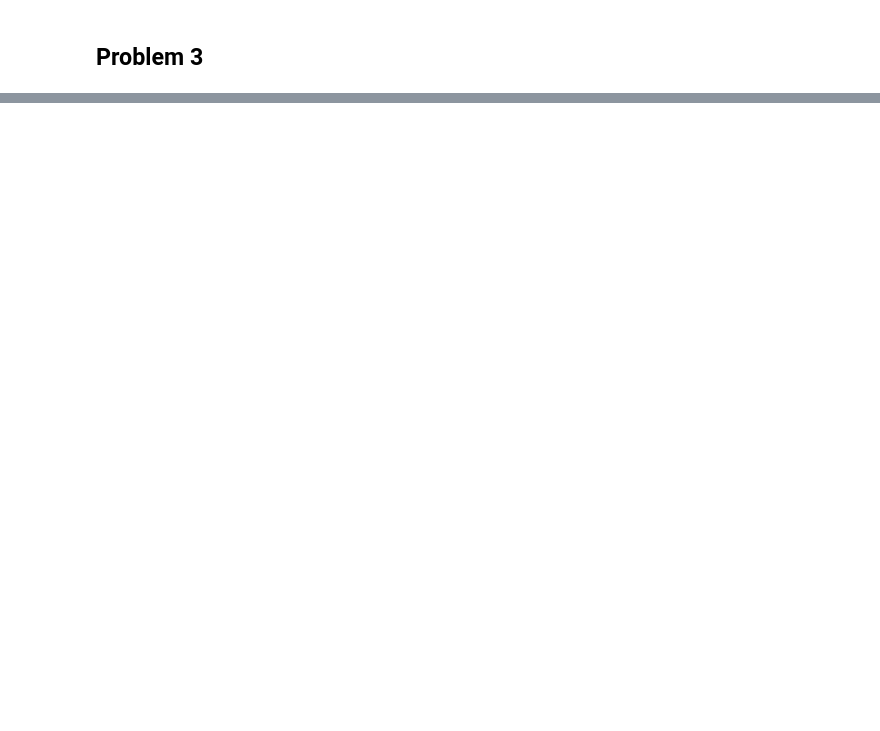
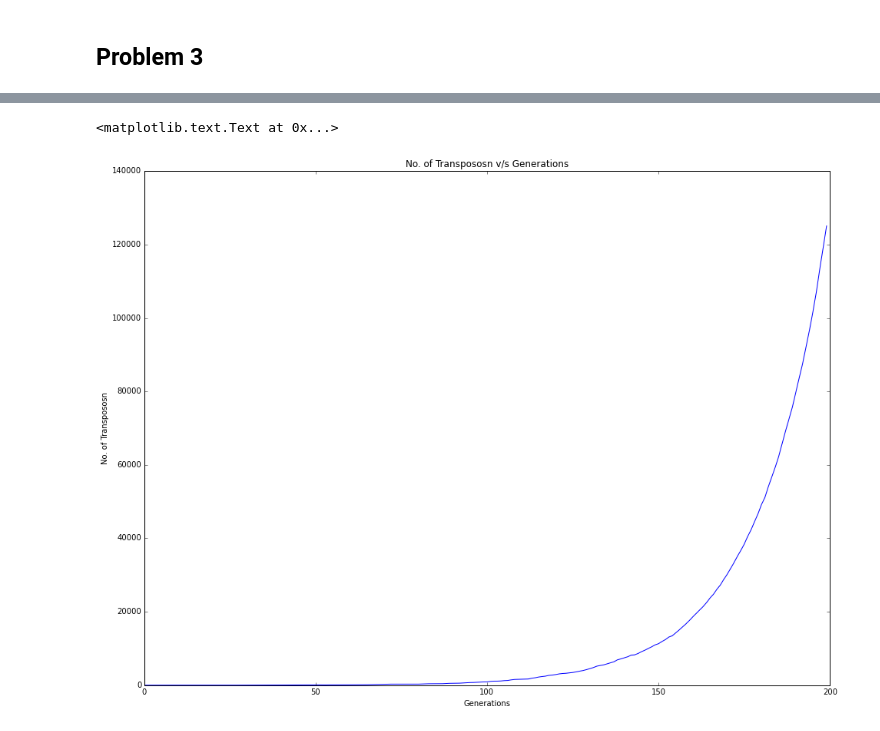
Before and after one commit to saketkc/hatex, a Jupyter notebook: 2015_Fall/MATH-578B/Homework5/Homework5.ipynb, the cells around one changed output, grey strips where cells are left out. Cells and saved outputs as stored; diff of their text form; code cells hidden in the pictures; blank space fills up the shorter version.

```diff
--- a/2015_Fall/MATH-578B/Homework5/Homework5.ipynb
+++ b/2015_Fall/MATH-578B/Homework5/Homework5.ipynb
@@ -191,0 +286,63 @@ for i in range(N):
+# %%
+def run():
+    N = 1000
+    N_iterations = 200
+    chrom_length = 3*(10**9)
+    transposon_length = 3*1000
+    mu = 0.05
+    t_positions = []
+
+    n_initial = 3#np.random.random_integers(N-1)
+    x_initial = 3#np.random.random_integers(chrom_length-1)
+
+    offspring_positions = []
+    all_positions = [[] for t in range(N)]
+    all_positions[n_initial].append(x_initial)
+    all_t_count =[]
+
+    for nn in range(N_iterations):
+        for i in range(N):
+            indicator = np.random.binomial(1,mu,len(all_positions[i]))
+            temp_indices = []
+            for ind, ind_value in enumerate(indicator):
+                if ind_value == 1:
+                    temp_indices.append(ind)
+
+            for j in temp_indices:
+                x_temp = np.random.random_integers(chrom_length-1)
+                all_positions[i][j] = x_temp
+                all_positions[i].append(np.random.random_integers(chrom_length-1))
+        offspring_positions = [[] for t in range(N)]
+        for j in range(N):
+            y,z = np.random.random_integers(0,N-1,2)
+            y_parent = np.random.binomial(1,0.5,len(all_positions[y]))
+            z_parent = np.random.binomial(1,0.5,len(all_positions[z]))
+            temp_y = []
+            temp_z = []
+            for index,value in enumerate(y_parent):
+                if value>=1:
+                      temp_y.append(all_positions[y][index])
+            for index,value in enumerate(z_parent):
+                if value>=1:
+                      temp_z.append(all_positions[z][index])
+            for t_y in temp_y:
+                offspring_positions[j].append(t_y)
+            for t_z in temp_z:
+                offspring_positions[j].append(t_z)
+        all_positions = offspring_positions
+        count_t = 0
+        count_x = []
+        for p in range(N):
+            count_t += len(all_positions[p])
+            count_x.append(all_positions[p])
+        survived_t = np.unique(count_x, return_counts=True)[1]
+        all_t_count.append((count_t, len(survived_t[survived_t>=N*mu])))
+    return all_t_count
+all_t_count = run()
+plt.plot([x[0] for x in all_t_count])
+plt.title('No. of Transpososn v/s Generations')
+plt.xlabel('Generations')
+plt.ylabel('No. of Transpososn')
+# %% [output]
+<matplotlib.text.Text at 0x...>
+[figure, added]
```
Also changed, not shown: parts of 19 cells of this notebook, 1 other file.
